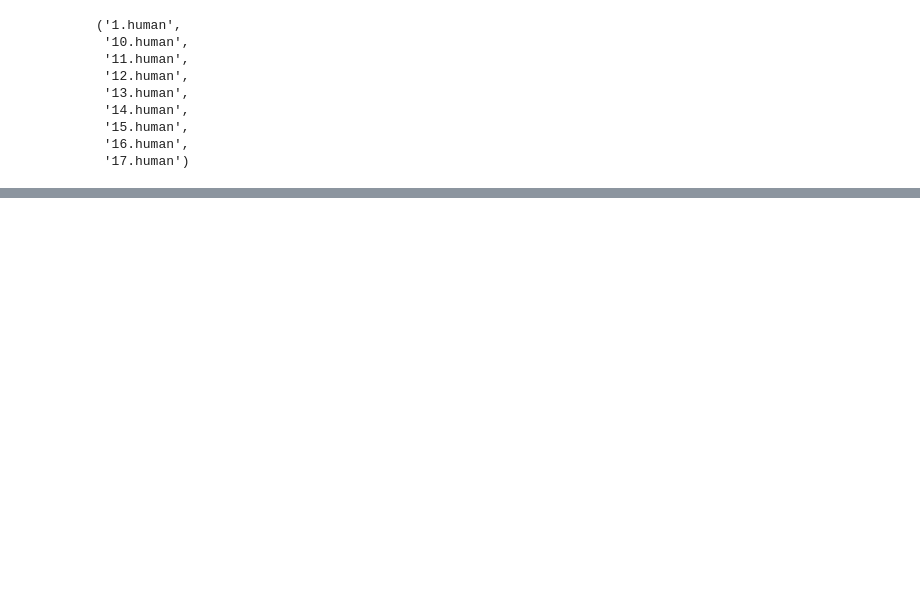
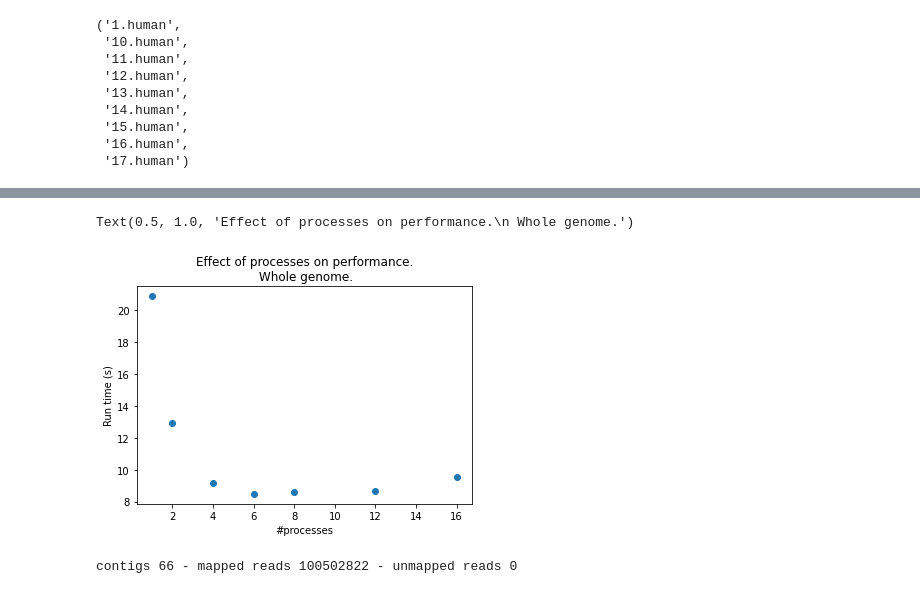
Before and after one commit to jamesbaye/mppysam, a Jupyter notebook: notebooks/2020-11-24_mp-pool-regions.ipynb, the cells around one changed output, grey strips where cells are left out. Saved outputs shown, nothing was run; the diff lists cells and outputs as text; code cells hidden in the pictures; blank space fills up the shorter version.

```diff
--- a/notebooks/2020-11-24_mp-pool-regions.ipynb
+++ b/notebooks/2020-11-24_mp-pool-regions.ipynb
@@ -74,0 +87,9 @@ print(datetime.now())
+# %%
+plt.scatter(
+    *benchmark_effect_processes(processes_args = (1, 2, 4, 6, 8, 12, 16)))
+plt.xlabel("#processes")
+plt.ylabel("Run time (s)")
+plt.title("Effect of processes on performance.\n 1.7M reads.")
+# %% [output]
+Text(0.5, 1.0, 'Effect of processes on performance.\n Whole genome.')
+[figure, added]
@@ -74,0 +98,9 @@ print(datetime.now())
+# %%
+samfile = pysam.AlignmentFile(largerbampath, "rb")
+print(
+    "contigs", samfile.nreferences,
+    "- mapped reads", sum(mapped for _, mapped, unmapped, total in samfile.get_index_statistics()),
+    "- unmapped reads", sum(unmapped for _, mapped, unmapped, total in samfile.get_index_statistics())
+)
+# %% [output]
+contigs 66 - mapped reads 100502822 - unmapped reads 0
```
Also changed, not shown: parts of 13 cells of this notebook.
